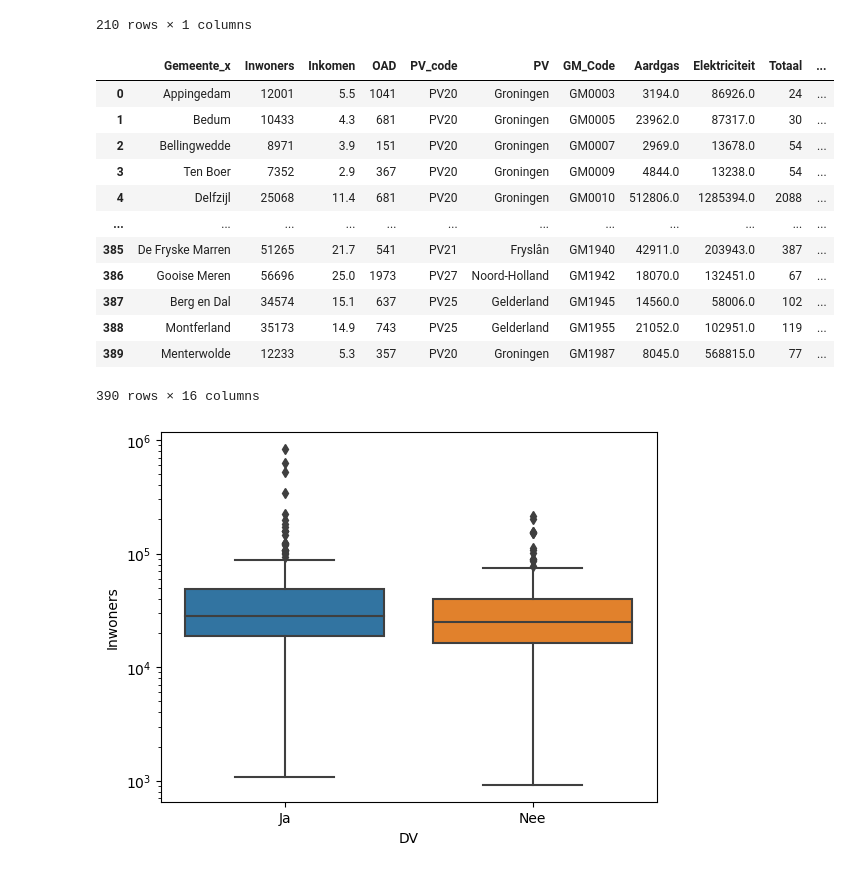
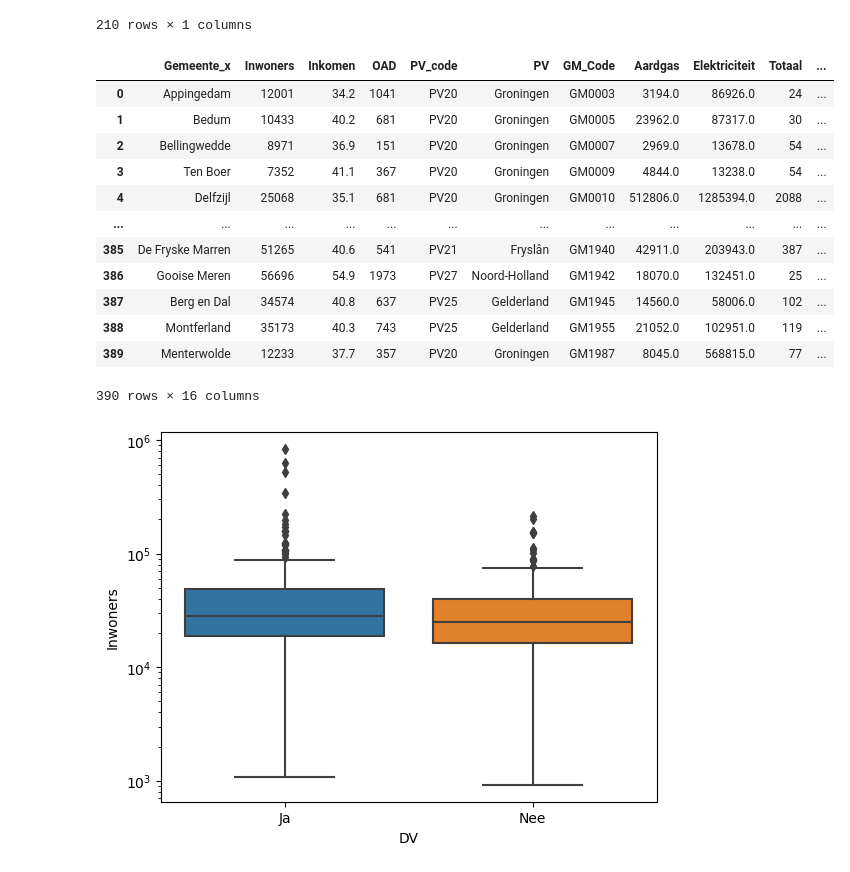
Before and after one commit to kjkoster/execute-enexis, a Jupyter notebook: notebooks/03 enexis governance -- SelBias.ipynb, the cells around one changed output. Cells and saved outputs as stored; diff of their text form; code cells hidden in the pictures.

```diff
--- a/notebooks/03 enexis governance -- SelBias.ipynb
+++ b/notebooks/03 enexis governance -- SelBias.ipynb
@@ -46,32 +46,32 @@ gemeenten
 210 rows × 1 columns
 # %%
 # open files containing background data of municipalities
-kern = pd.read_csv("../data/CBS/Regionale_kerncijfers.csv", decimal=",")
+kern = pd.read_csv("../data/CBS/Regionale_kerncijfers.csv", sep=";", decimal=",")
 energie = pd.read_csv("../data/CBS/Energieverbruik.csv", na_values=".")
 hernieuw = pd.read_csv("../data/CBS/Hernieuwbare_energie.csv")
 hernieuw_cbs = hernieuw.groupby('Gemeente_CBS')[['Totaal', 'Percentage', 'Wind', 'Zon']].sum().reset_index()
 
 # merge the different files
 gemac = kern.merge(energie, how="left", on='Gemeente')
 gemac = gemac.merge(hernieuw_cbs, how='left', left_on='Gemeente', right_on='Gemeente_CBS').drop('Gemeente_CBS', 1)
 
 # add an indication on the availability of a sustainability vision.
 gemdvac = gemac.merge(gemeenten, how='left', left_on='GM_Code', right_on='Gemeente', indicator=True)
 gemdvac['DV'] = ["Ja" if x == "both" else "Nee" for x in gemdvac['_merge']]
 gemdvac
 # %% [output]
 |  | Gemeente_x | Inwoners | Inkomen | OAD | PV_code | PV | GM_Code | Aardgas | Elektriciteit | Totaal | ... |
-| 0 | Appingedam | 12001 | 5.5 | 1041 | PV20 | Groningen | GM0003 | 3194.0 | 86926.0 | 24 | ... |
-| 1 | Bedum | 10433 | 4.3 | 681 | PV20 | Groningen | GM0005 | 23962.0 | 87317.0 | 30 | ... |
-| 2 | Bellingwedde | 8971 | 3.9 | 151 | PV20 | Groningen | GM0007 | 2969.0 | 13678.0 | 54 | ... |
-| 3 | Ten Boer | 7352 | 2.9 | 367 | PV20 | Groningen | GM0009 | 4844.0 | 13238.0 | 54 | ... |
-| 4 | Delfzijl | 25068 | 11.4 | 681 | PV20 | Groningen | GM0010 | 512806.0 | 1285394.0 | 2088 | ... |
+| 0 | Appingedam | 12001 | 34.2 | 1041 | PV20 | Groningen | GM0003 | 3194.0 | 86926.0 | 24 | ... |
+| 1 | Bedum | 10433 | 40.2 | 681 | PV20 | Groningen | GM0005 | 23962.0 | 87317.0 | 30 | ... |
+| 2 | Bellingwedde | 8971 | 36.9 | 151 | PV20 | Groningen | GM0007 | 2969.0 | 13678.0 | 54 | ... |
+| 3 | Ten Boer | 7352 | 41.1 | 367 | PV20 | Groningen | GM0009 | 4844.0 | 13238.0 | 54 | ... |
+| 4 | Delfzijl | 25068 | 35.1 | 681 | PV20 | Groningen | GM0010 | 512806.0 | 1285394.0 | 2088 | ... |
 | ... | ... | ... | ... | ... | ... | ... | ... | ... | ... | ... | ... |
-| 385 | De Fryske Marren | 51265 | 21.7 | 541 | PV21 | Fryslân | GM1940 | 42911.0 | 203943.0 | 387 | ... |
-| 386 | Gooise Meren | 56696 | 25.0 | 1973 | PV27 | Noord-Holland | GM1942 | 18070.0 | 132451.0 | 67 | ... |
-| 387 | Berg en Dal | 34574 | 15.1 | 637 | PV25 | Gelderland | GM1945 | 14560.0 | 58006.0 | 102 | ... |
-| 388 | Montferland | 35173 | 14.9 | 743 | PV25 | Gelderland | GM1955 | 21052.0 | 102951.0 | 119 | ... |
-| 389 | Menterwolde | 12233 | 5.3 | 357 | PV20 | Groningen | GM1987 | 8045.0 | 568815.0 | 77 | ... |
+| 385 | De Fryske Marren | 51265 | 40.6 | 541 | PV21 | Fryslân | GM1940 | 42911.0 | 203943.0 | 387 | ... |
+| 386 | Gooise Meren | 56696 | 54.9 | 1973 | PV27 | Noord-Holland | GM1942 | 18070.0 | 132451.0 | 25 | ... |
+| 387 | Berg en Dal | 34574 | 40.8 | 637 | PV25 | Gelderland | GM1945 | 14560.0 | 58006.0 | 102 | ... |
+| 388 | Montferland | 35173 | 40.3 | 743 | PV25 | Gelderland | GM1955 | 21052.0 | 102951.0 | 119 | ... |
+| 389 | Menterwolde | 12233 | 37.7 | 357 | PV20 | Groningen | GM1987 | 8045.0 | 568815.0 | 77 | ... |
 390 rows × 16 columns
 # %%
 # explorative comparisons background data on municipalities by using graphics
```
Also changed, not shown: parts of 2 cells of this notebook.
